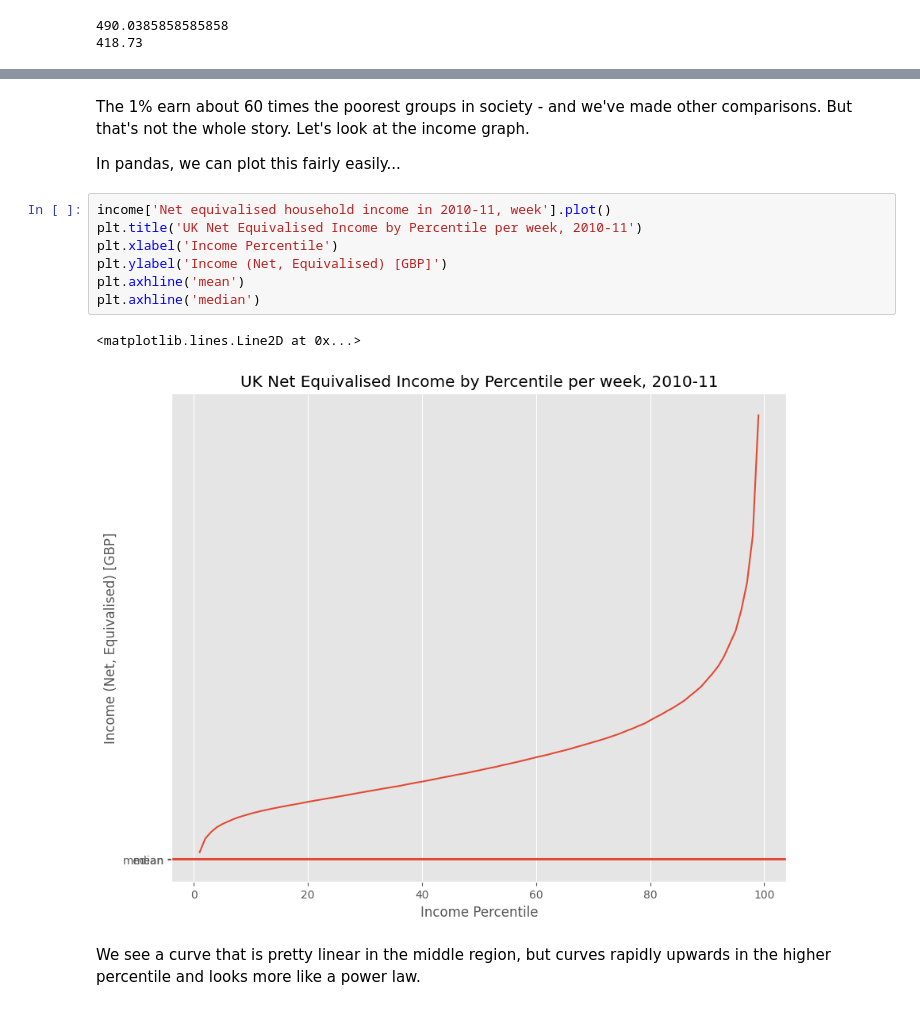
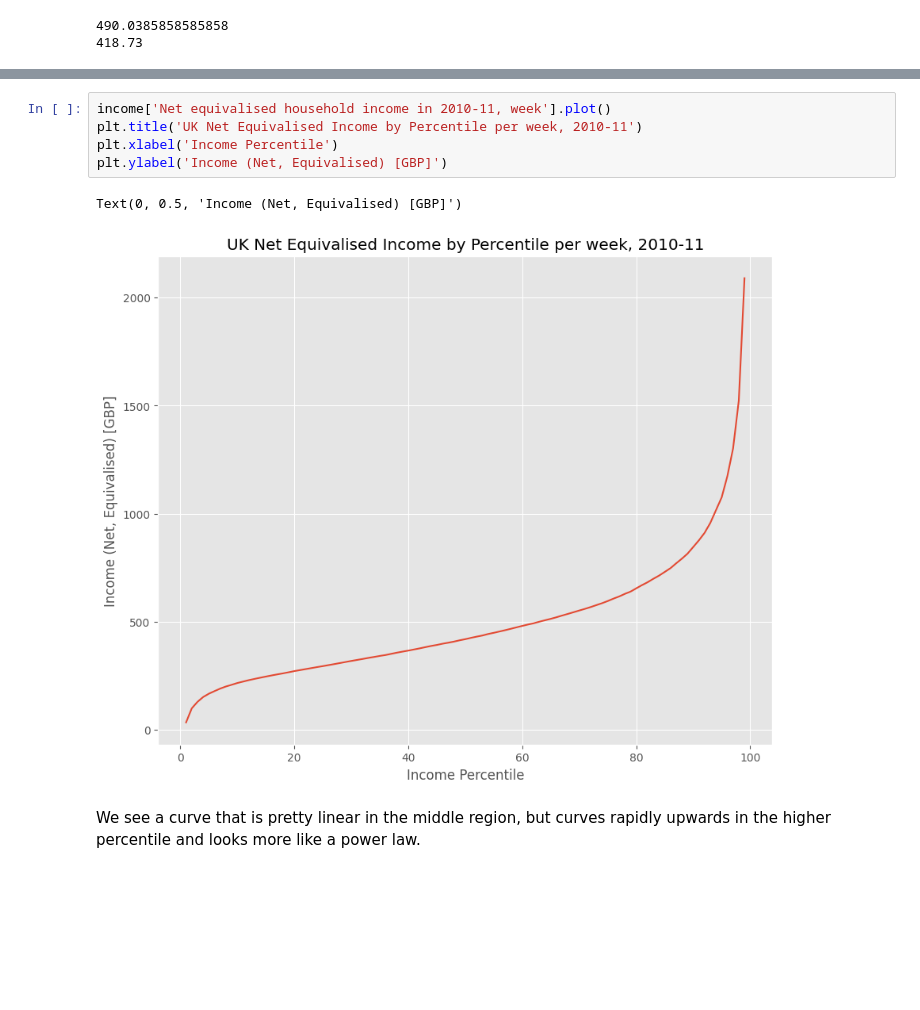
Before and after one commit to uclqede/QM2, a Jupyter notebook: notebooks/W02. Pandas.ipynb, the cells around one changed output, grey strips where cells are left out. Cells and saved outputs as stored; diff of their text form; blank space fills up the shorter version.

```diff
--- a/notebooks/W02. Pandas.ipynb
+++ b/notebooks/W02. Pandas.ipynb
@@ -300,17 +204,11 @@ Name: 90, dtype: object
-# %% [markdown]
-The 1% earn about 60 times the poorest groups in society - and we've made other comparisons. But that's not the whole story. Let's look at the income graph.
-
-In pandas, we can plot this fairly easily...
 # %%
 income['Net equivalised household income in 2010-11, week'].plot()
 plt.title('UK Net Equivalised Income by Percentile per week, 2010-11')
 plt.xlabel('Income Percentile')
 plt.ylabel('Income (Net, Equivalised) [GBP]')
-plt.axhline('mean')
-plt.axhline('median')
 # %% [output]
-<matplotlib.lines.Line2D at 0x...>
+Text(0, 0.5, 'Income (Net, Equivalised) [GBP]')
-[figure, old version]
+[figure, new version]
 # %% [markdown]
 We see a curve that is pretty linear in the middle region, but curves rapidly upwards in the higher percentile and looks more like a power law.
 # %% [markdown]
```
Also changed, not shown: parts of 26 cells of this notebook.
